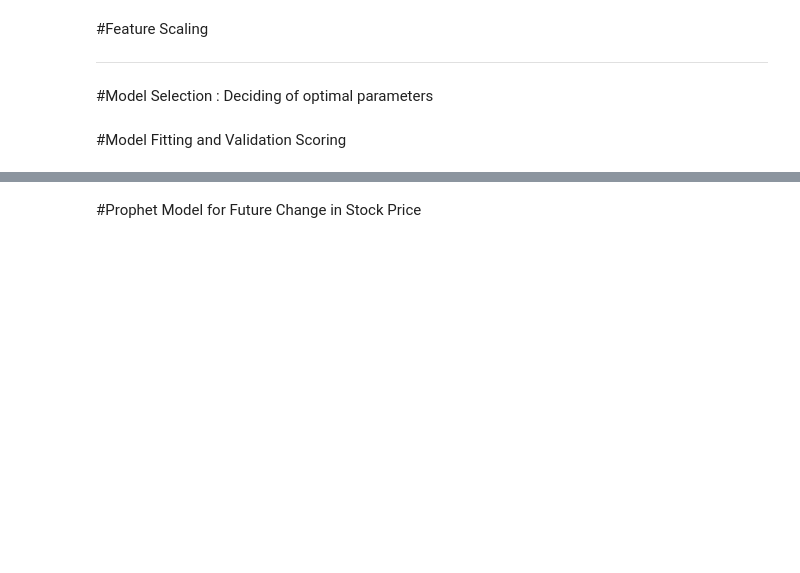
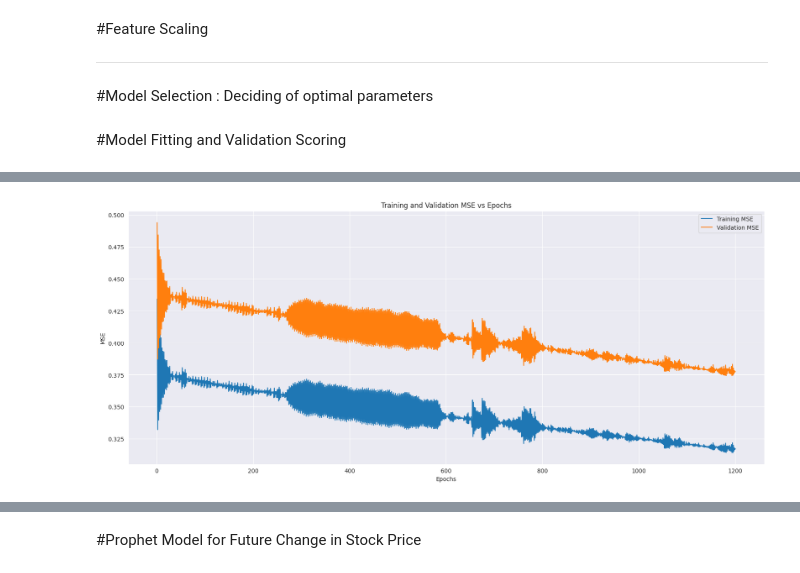
Before and after one commit to sanket-chamate01/Stock-Price-Prediction, a Jupyter notebook: Stock Price Prediction.ipynb, the cells around one changed output, grey strips where cells are left out. Drawn from its saved outputs; the diff is of its cells as text; code cells hidden in the pictures; blank space fills up the shorter version.

```diff
--- a/Stock Price Prediction.ipynb
+++ b/Stock Price Prediction.ipynb
@@ -202,3 +234,26 @@ R2 score of Model is  0.999774152374787
+# %%
+X_train, X_valid, y_train, y_valid = train_test_split(X_train, y_train, test_size = 0.3)
+# %%
+train_errors, val_errors = [], []
+for i in range(mlp.max_iter):
+    mlp.fit(X_train, y_train)
+    y_train_pred = mlp.predict(X_train)
+    y_val_pred = mlp.predict(X_valid)
+    train_errors.append(mean_squared_error(y_train, y_train_pred))
+    val_errors.append(mean_squared_error(y_valid, y_val_pred))
+
+# plot the training and validation errors
+plt.figure(figsize=(20,8))
+epochs = np.arange(1, mlp.max_iter+1)
+plt.plot(epochs, train_errors, label='Training MSE')
+plt.plot(epochs, val_errors, label='Validation MSE')
+plt.title('Training and Validation MSE vs Epochs')
+plt.xlabel('Epochs')
+plt.ylabel('MSE')
+plt.legend()
+plt.show()
+# %% [output]
+[figure, added]
 # %%
 # Get the weights of the model
 
```
Also changed, not shown: parts of 13 cells of this notebook.
